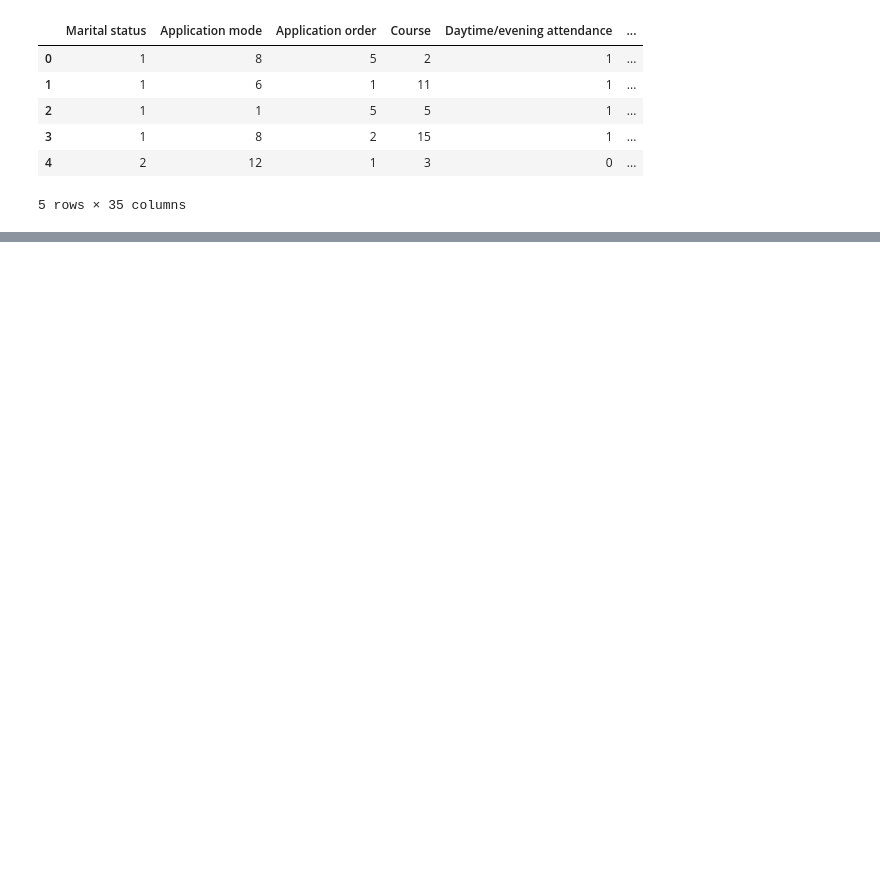
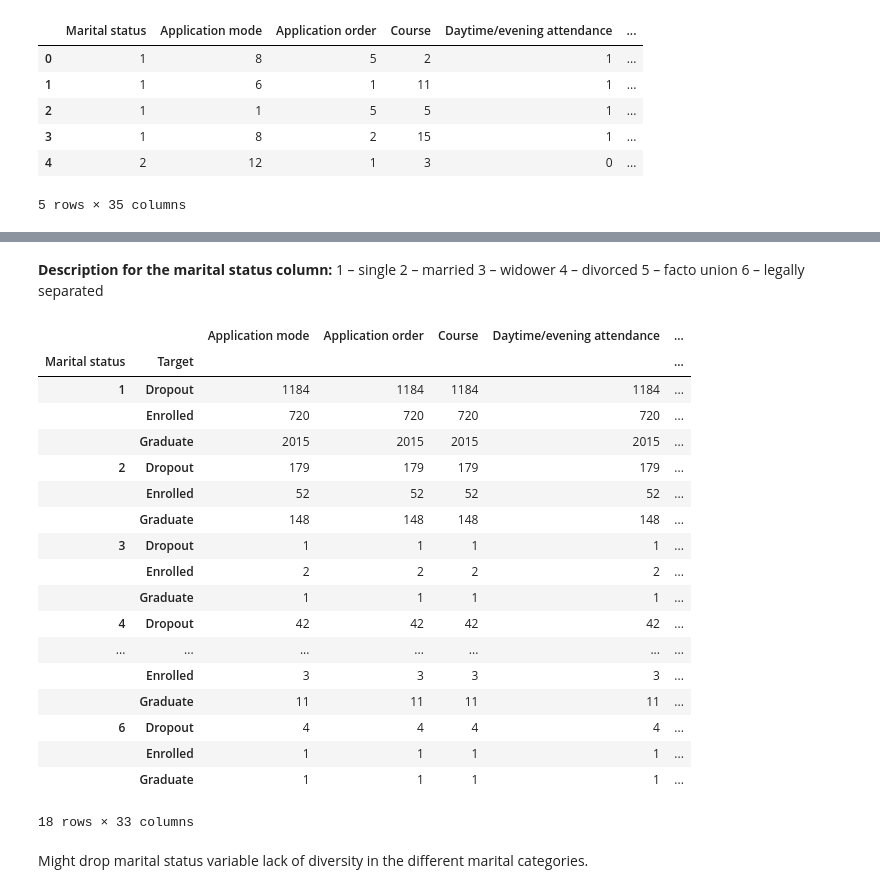
Before and after one commit to rageh-ai/student_success_analysis, a Jupyter notebook: exploration.ipynb, the cells around one changed output, grey strips where cells are left out. Saved outputs shown, nothing was run; the diff lists cells and outputs as text; code cells hidden in the pictures; blank space fills up the shorter version.

Commit message:
quick expo of marital status decided to drop it.

```diff
--- a/exploration.ipynb
+++ b/exploration.ipynb
@@ -26,0 +27,28 @@ plt.show()
+# %% [markdown]
+**Description for the marital status column:**
+1 – single 2 – married 3 – widower 4 – divorced 5 – facto union 6 – legally separated
+# %%
+by_relationship_status = data.groupby(['Marital status', "Target"]).count()
+by_relationship_status
+# %% [output]
+|  |  | Application mode | Application order | Course | Daytime/evening attendance | ... |
+| Marital status | Target |  |  |  |  | ... |
+| 1 | Dropout | 1184 | 1184 | 1184 | 1184 | ... |
+|  | Enrolled | 720 | 720 | 720 | 720 | ... |
+|  | Graduate | 2015 | 2015 | 2015 | 2015 | ... |
+| 2 | Dropout | 179 | 179 | 179 | 179 | ... |
+|  | Enrolled | 52 | 52 | 52 | 52 | ... |
+|  | Graduate | 148 | 148 | 148 | 148 | ... |
+| 3 | Dropout | 1 | 1 | 1 | 1 | ... |
+|  | Enrolled | 2 | 2 | 2 | 2 | ... |
+|  | Graduate | 1 | 1 | 1 | 1 | ... |
+| 4 | Dropout | 42 | 42 | 42 | 42 | ... |
+| ... | ... | ... | ... | ... | ... | ... |
+|  | Enrolled | 3 | 3 | 3 | 3 | ... |
+|  | Graduate | 11 | 11 | 11 | 11 | ... |
+| 6 | Dropout | 4 | 4 | 4 | 4 | ... |
+|  | Enrolled | 1 | 1 | 1 | 1 | ... |
+|  | Graduate | 1 | 1 | 1 | 1 | ... |
+18 rows × 33 columns
+# %% [markdown]
+Might drop marital status variable lack of diversity in the different marital categories.
```
Also changed, not shown: parts of 4 cells of this notebook.
